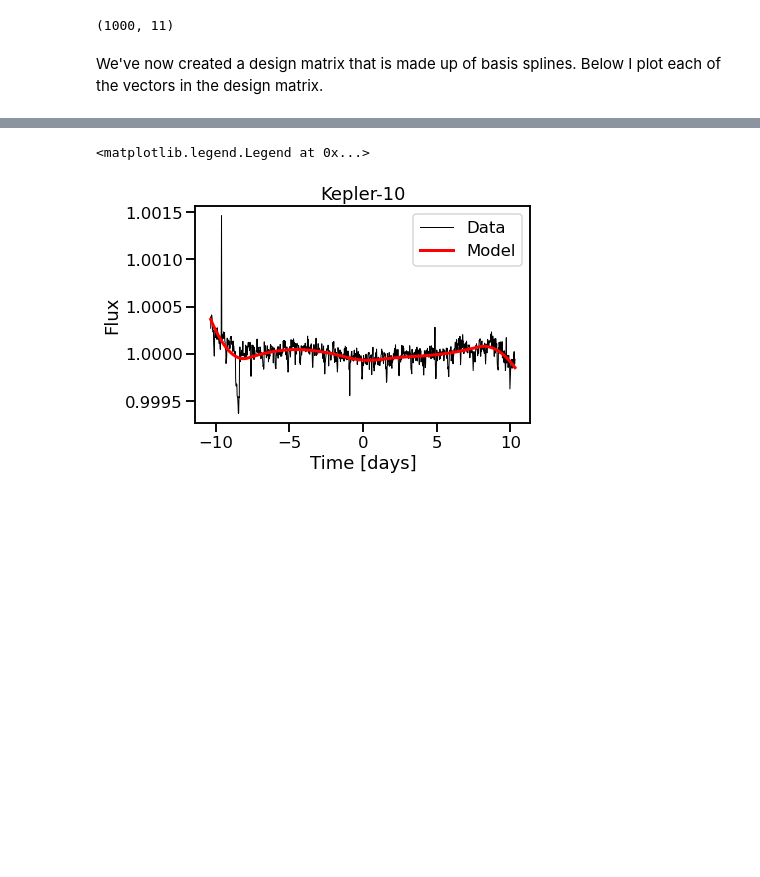
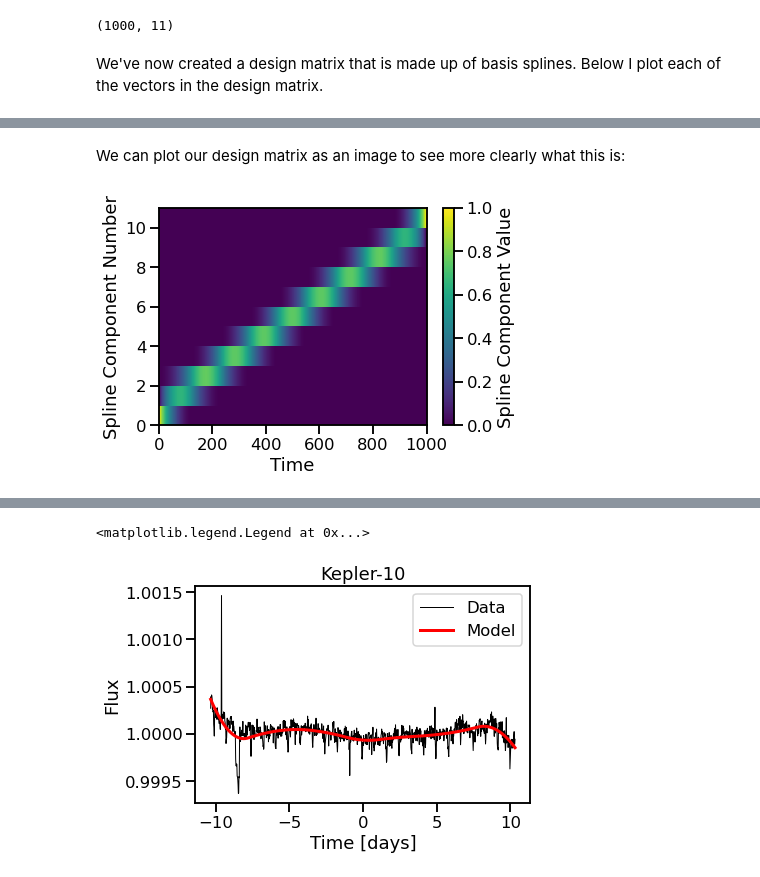
Before and after one commit to christinahedges/BuildingFastLinearModels, a Jupyter notebook: docs/1-3_real-life-linear-models.ipynb, the cells around one changed output, grey strips where cells are left out. Drawn from its saved outputs; the diff is of its cells as text; code cells hidden in the pictures; blank space fills up the shorter version.

```diff
--- a/docs/1-3_real-life-linear-models.ipynb
+++ b/docs/1-3_real-life-linear-models.ipynb
@@ -254,0 +252,10 @@ Let's fit this design matrix to the data to get an idea of what this will achiev
+# %% [markdown]
+We can plot our design matrix as an image to see more clearly what this is:
+# %%
+fig, ax = plt.subplots()
+im = plt.pcolormesh(A_spline.T);
+ax.set(xlabel="Time", ylabel="Spline Component Number")
+cbar = plt.colorbar(im, ax=ax)
+cbar.set_label("Spline Component Value")
+# %% [output]
+[figure, added]
```
Also changed, not shown: parts of 51 cells of this notebook, 5 other files.
